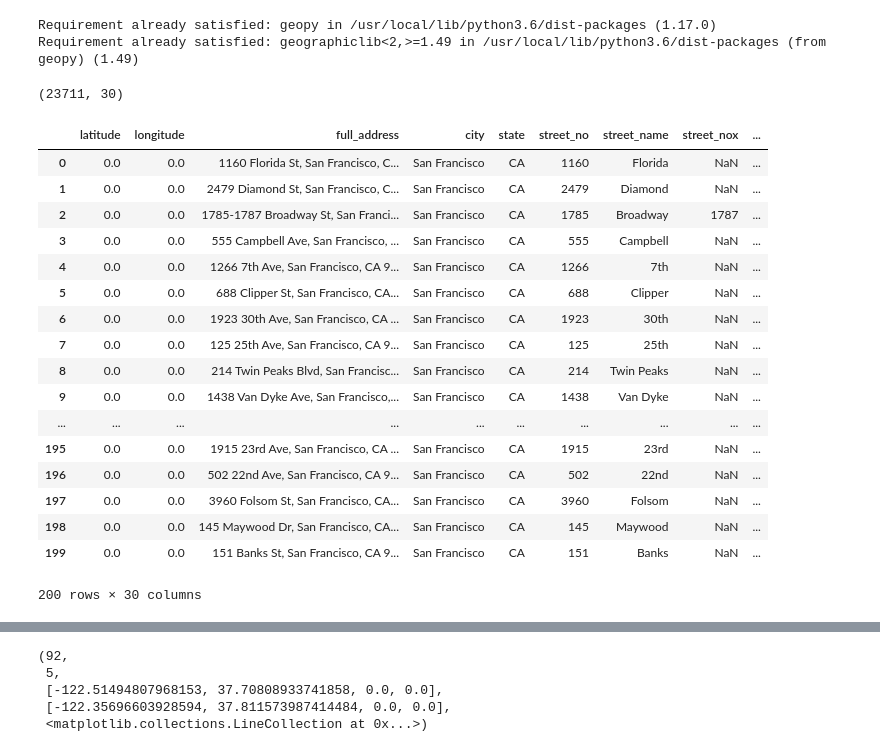
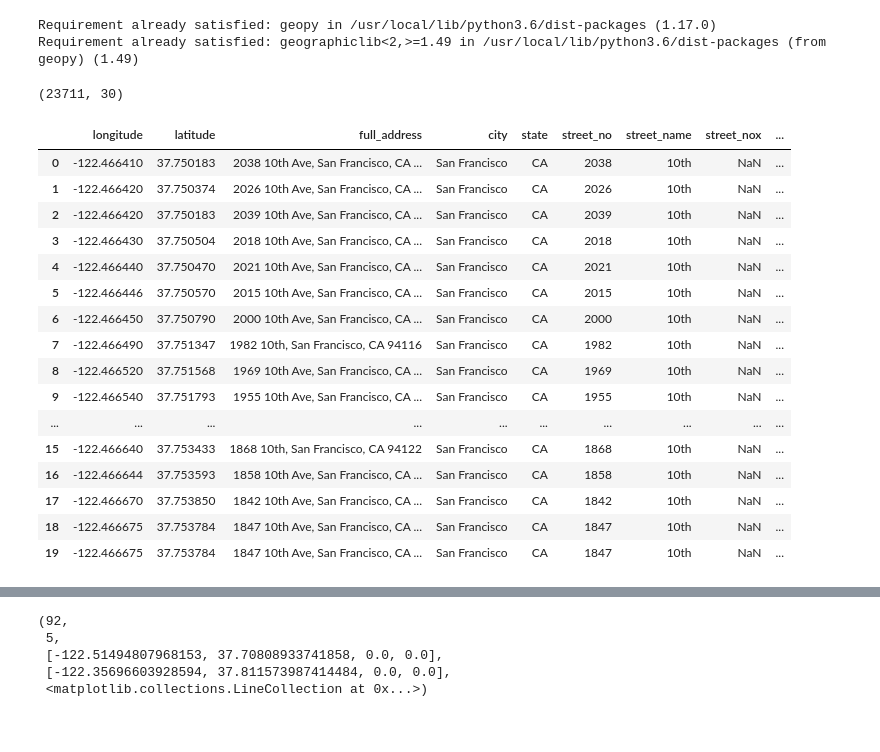
Before and after one commit to Ahdeny/SF_Real_Estate_Project, a Jupyter notebook: SF Map Code Test.ipynb, the cells around one changed output, grey strips where cells are left out. Cells and saved outputs as stored; diff of their text form; code cells hidden in the pictures.

```diff
--- a/SF Map Code Test.ipynb
+++ b/SF Map Code Test.ipynb
@@ -71,29 +71,26 @@ import fiona
 import matplotlib.pyplot as plt
 # %%
 # Load SF real estate data
-sf_data = pd.read_csv('https://raw.githubusercontent.com/JimKing100/SF_Real_Estate_Project/master/data/SF-SFR-Sales-Edited.csv')
-sf_data.insert(0, 'latitude', 0.0)
-sf_data.insert(1, 'longitude', 0.0)
+sf_data = pd.read_csv('https://raw.githubusercontent.com/JimKing100/SF_Real_Estate_Project/master/data/SF-SFR-Sales-Final1.csv')
 print(sf_data.shape)
-sf_data.head(200)
+sf_data.head(20)
 # %% [output]
 (23711, 30)
-|  | latitude | longitude | full_address | city | state | street_no | street_name | street_nox | ... |
-| 0 | 0.0 | 0.0 | 1160 Florida St, San Francisco, C... | San Francisco | CA | 1160 | Florida | NaN | ... |
-| 1 | 0.0 | 0.0 | 2479 Diamond St, San Francisco, C... | San Francisco | CA | 2479 | Diamond | NaN | ... |
-| 2 | 0.0 | 0.0 | 1785-1787 Broadway St, San Franci... | San Francisco | CA | 1785 | Broadway | 1787 | ... |
-| 3 | 0.0 | 0.0 | 555 Campbell Ave, San Francisco, ... | San Francisco | CA | 555 | Campbell | NaN | ... |
-| 4 | 0.0 | 0.0 | 1266 7th Ave, San Francisco, CA 9... | San Francisco | CA | 1266 | 7th | NaN | ... |
-| 5 | 0.0 | 0.0 | 688 Clipper St, San Francisco, CA... | San Francisco | CA | 688 | Clipper | NaN | ... |
-| 6 | 0.0 | 0.0 | 1923 30th Ave, San Francisco, CA ... | San Francisco | CA | 1923 | 30th | NaN | ... |
-| 7 | 0.0 | 0.0 | 125 25th Ave, San Francisco, CA 9... | San Francisco | CA | 125 | 25th | NaN | ... |
-| 8 | 0.0 | 0.0 | 214 Twin Peaks Blvd, San Francisc... | San Francisco | CA | 214 | Twin Peaks | NaN | ... |
-| 9 | 0.0 | 0.0 | 1438 Van Dyke Ave, San Francisco,... | San Francisco | CA | 1438 | Van Dyke | NaN | ... |
+|  | longitude | latitude | full_address | city | state | street_no | street_name | street_nox | ... |
+| 0 | -122.466410 | 37.750183 | 2038 10th Ave, San Francisco, CA ... | San Francisco | CA | 2038 | 10th | NaN | ... |
+| 1 | -122.466420 | 37.750374 | 2026 10th Ave, San Francisco, CA ... | San Francisco | CA | 2026 | 10th | NaN | ... |
+| 2 | -122.466420 | 37.750183 | 2039 10th Ave, San Francisco, CA ... | San Francisco | CA | 2039 | 10th | NaN | ... |
+| 3 | -122.466430 | 37.750504 | 2018 10th Ave, San Francisco, CA ... | San Francisco | CA | 2018 | 10th | NaN | ... |
+| 4 | -122.466440 | 37.750470 | 2021 10th Ave, San Francisco, CA ... | San Francisco | CA | 2021 | 10th | NaN | ... |
+| 5 | -122.466446 | 37.750570 | 2015 10th Ave, San Francisco, CA ... | San Francisco | CA | 2015 | 10th | NaN | ... |
+| 6 | -122.466450 | 37.750790 | 2000 10th Ave, San Francisco, CA ... | San Francisco | CA | 2000 | 10th | NaN | ... |
+| 7 | -122.466490 | 37.751347 | 1982 10th, San Francisco, CA 94116 | San Francisco | CA | 1982 | 10th | NaN | ... |
+| 8 | -122.466520 | 37.751568 | 1969 10th Ave, San Francisco, CA ... | San Francisco | CA | 1969 | 10th | NaN | ... |
+| 9 | -122.466540 | 37.751793 | 1955 10th Ave, San Francisco, CA ... | San Francisco | CA | 1955 | 10th | NaN | ... |
 | ... | ... | ... | ... | ... | ... | ... | ... | ... | ... |
-| 195 | 0.0 | 0.0 | 1915 23rd Ave, San Francisco, CA ... | San Francisco | CA | 1915 | 23rd | NaN | ... |
-| 196 | 0.0 | 0.0 | 502 22nd Ave, San Francisco, CA 9... | San Francisco | CA | 502 | 22nd | NaN | ... |
-| 197 | 0.0 | 0.0 | 3960 Folsom St, San Francisco, CA... | San Francisco | CA | 3960 | Folsom | NaN | ... |
-| 198 | 0.0 | 0.0 | 145 Maywood Dr, San Francisco, CA... | San Francisco | CA | 145 | Maywood | NaN | ... |
-| 199 | 0.0 | 0.0 | 151 Banks St, San Francisco, CA 9... | San Francisco | CA | 151 | Banks | NaN | ... |
+| 15 | -122.466640 | 37.753433 | 1868 10th, San Francisco, CA 94122 | San Francisco | CA | 1868 | 10th | NaN | ... |
+| 16 | -122.466644 | 37.753593 | 1858 10th Ave, San Francisco, CA ... | San Francisco | CA | 1858 | 10th | NaN | ... |
+| 17 | -122.466670 | 37.753850 | 1842 10th Ave, San Francisco, CA ... | San Francisco | CA | 1842 | 10th | NaN | ... |
+| 18 | -122.466675 | 37.753784 | 1847 10th Ave, San Francisco, CA ... | San Francisco | CA | 1847 | 10th | NaN | ... |
+| 19 | -122.466675 | 37.753784 | 1847 10th Ave, San Francisco, CA ... | San Francisco | CA | 1847 | 10th | NaN | ... |
-200 rows × 30 columns
 # %%
```
Also changed, not shown: parts of 8 cells of this notebook.
